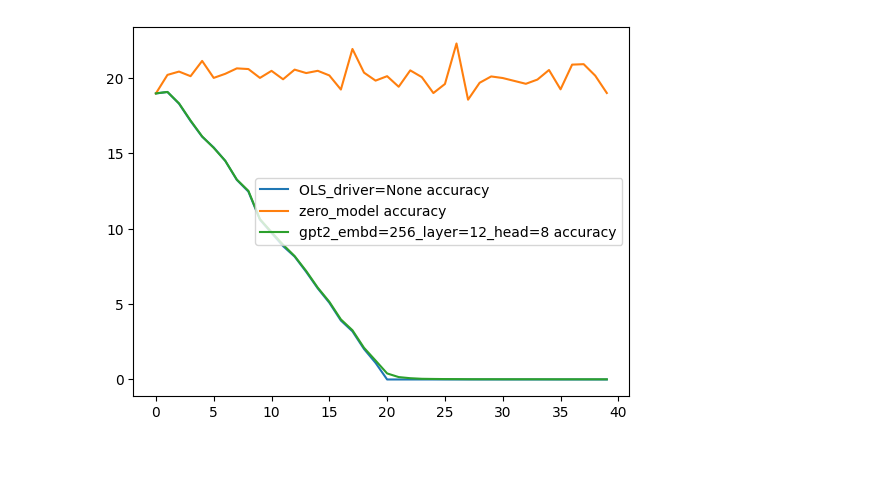
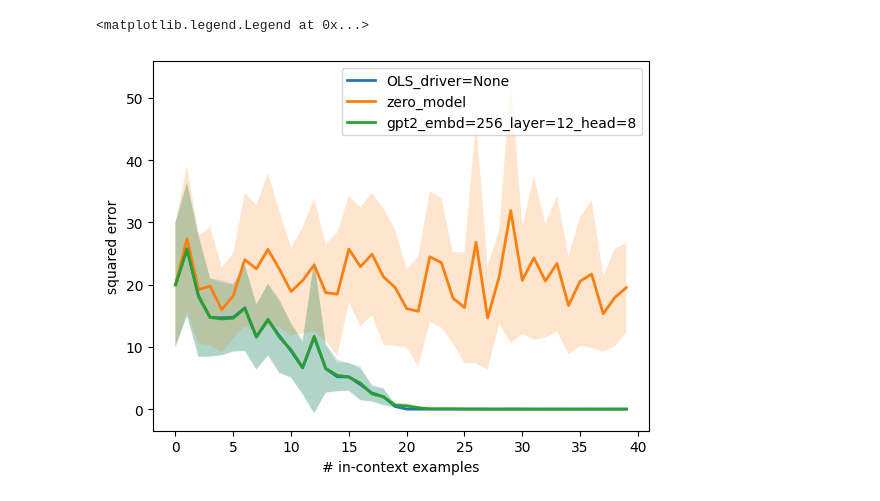
Before and after one commit to in-context-learning-2024/in-context, a Jupyter notebook: src/eval.ipynb, the cells around one changed output. Cells and saved outputs as stored; diff of their text form; code cells hidden in the pictures; blank space fills up the shorter version.

```diff
--- a/src/eval.ipynb
+++ b/src/eval.ipynb
@@ -52,17 +71,12 @@ base_fc = LinearRegression(x_dist, y_dim=Y_DIM)
 
 bench = FunctionClassError(METRIC, function_class=base_fc)
 # %%
-errs = bench.evaluate(MODELS, num_batches=4)
-values = list(post_process(errs))
+errs = bench.evaluate(MODELS, num_batches=NUM_BATCHES)
+plot_model_errs(MODELS, errs)
+plt.legend()
+# %% [output]
+<matplotlib.legend.Legend at 0x...>
+[figure, added]
-# %%
-for model, results in zip(MODELS, values):
-    plt.plot("accuracy", data=results, label=f"{model.name} accuracy")
-    # plt.plot("confidence_0.01_upper", data=results)
-    # plt.plot("confidence_0.01_lower", data=results)
-plt.legend()
-plt.show()
-# %% [output]
-[figure, removed]
 # %%
 scaled_x_fcs = [
     ScaledXRegression(scale, base_fc)
```
Also changed, not shown: parts of 8 cells of this notebook.
